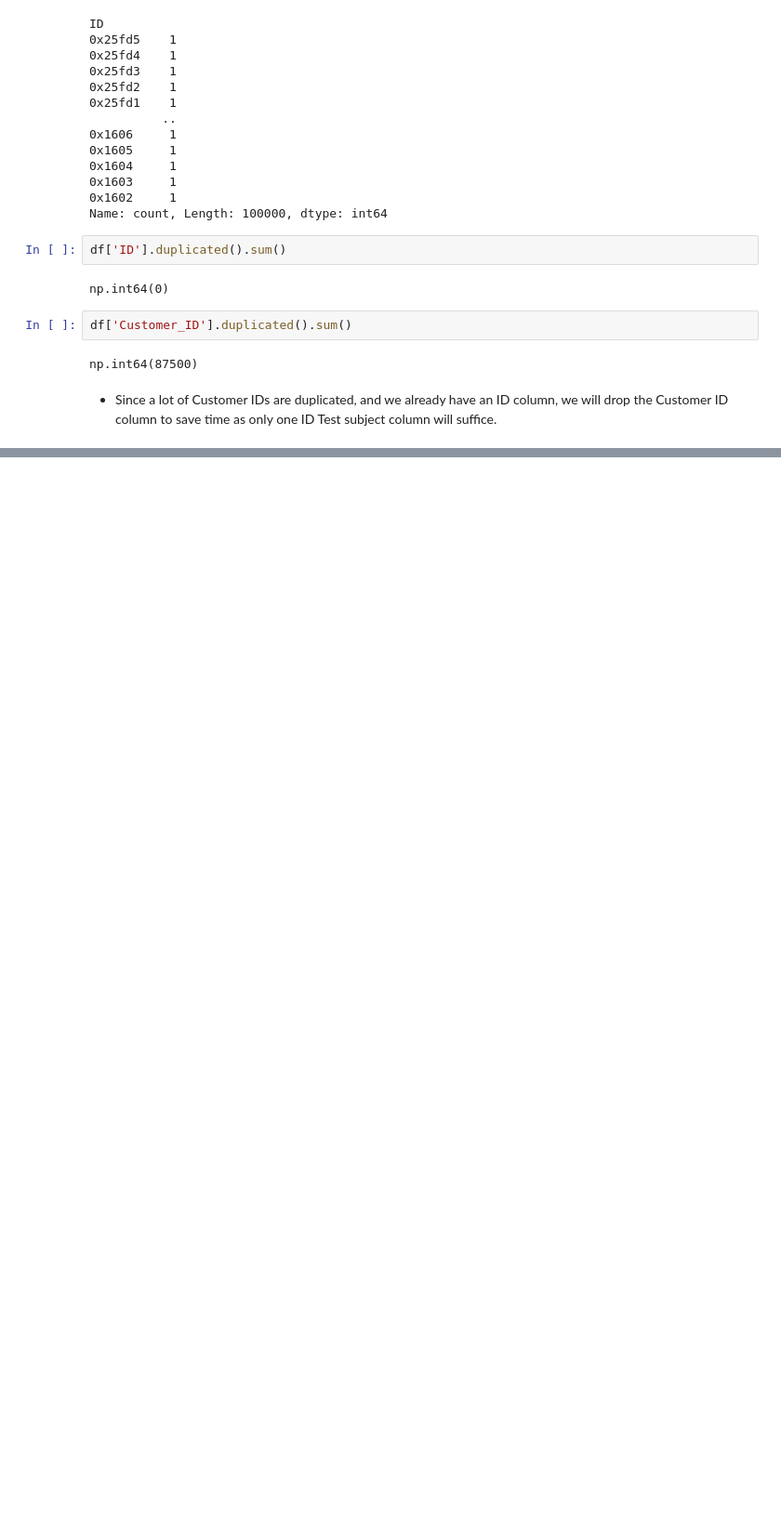
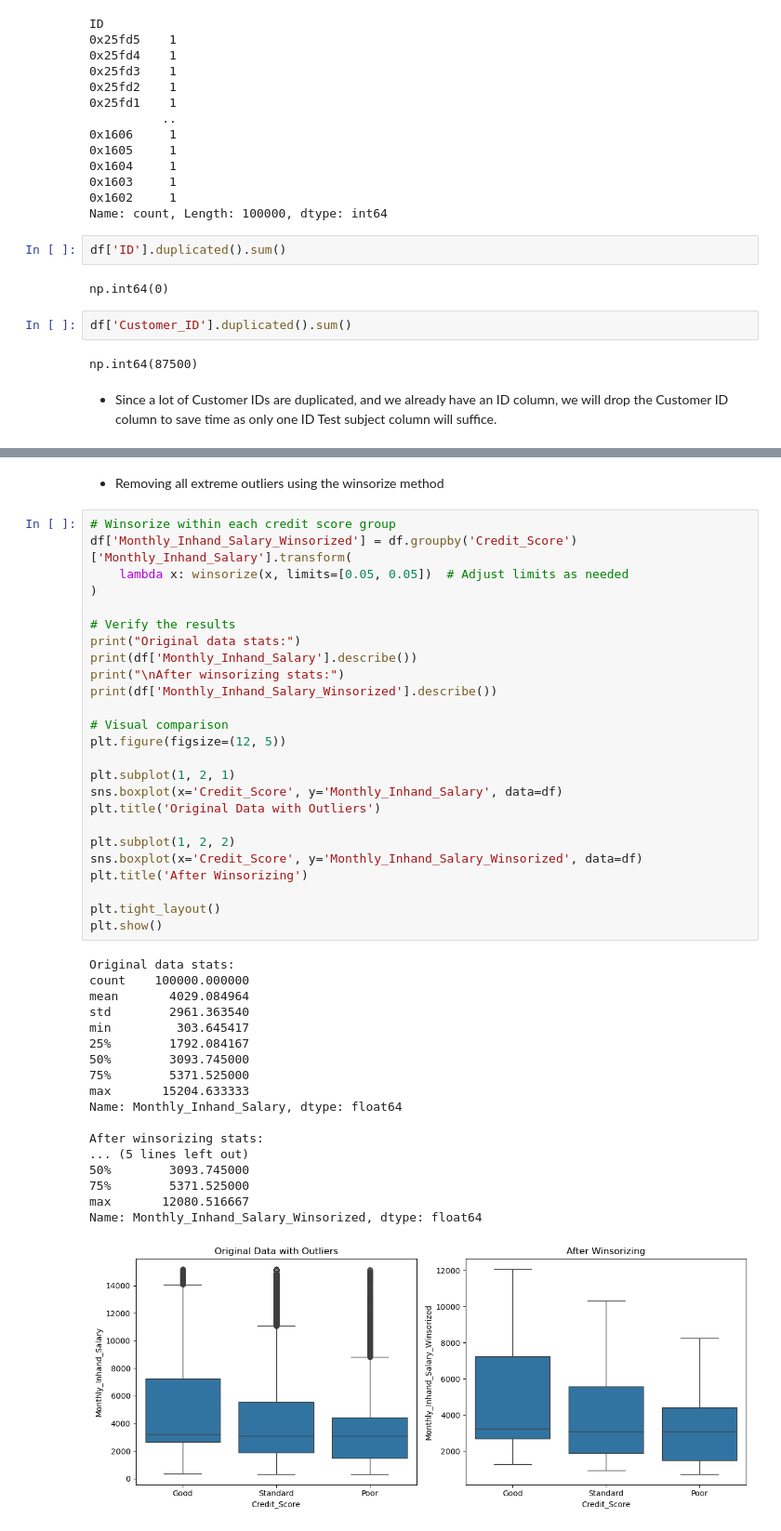
Before and after one commit to RattleBrattle/Credit-Score-Decision-Tree-Machine-Learning, a Jupyter notebook: EDA.ipynb, the cells around one changed output, grey strips where cells are left out. Shown at 93% size. Cells and saved outputs as stored; diff of their text form; blank space fills up the shorter version.

```diff
--- a/EDA.ipynb
+++ b/EDA.ipynb
@@ -152,0 +326,46 @@ memory usage: 11.7+ MB
+# %% [markdown]
+- Removing all extreme outliers using the winsorize method
+# %%
+# Winsorize within each credit score group
+df['Monthly_Inhand_Salary_Winsorized'] = df.groupby('Credit_Score')['Monthly_Inhand_Salary'].transform(
+    lambda x: winsorize(x, limits=[0.05, 0.05])  # Adjust limits as needed
+)
+
+# Verify the results
+print("Original data stats:")
+print(df['Monthly_Inhand_Salary'].describe())
+print("\nAfter winsorizing stats:")
+print(df['Monthly_Inhand_Salary_Winsorized'].describe())
+
+# Visual comparison
+plt.figure(figsize=(12, 5))
+
+plt.subplot(1, 2, 1)
+sns.boxplot(x='Credit_Score', y='Monthly_Inhand_Salary', data=df)
+plt.title('Original Data with Outliers')
+
+plt.subplot(1, 2, 2)
+sns.boxplot(x='Credit_Score', y='Monthly_Inhand_Salary_Winsorized', data=df)
+plt.title('After Winsorizing')
+
+plt.tight_layout()
+plt.show()
+# %% [output]
+Original data stats:
+count    100000.000000
+mean       4029.084964
+std        2961.363540
+min         303.645417
+25%        1792.084167
+50%        3093.745000
+75%        5371.525000
+max       15204.633333
+Name: Monthly_Inhand_Salary, dtype: float64
+
+After winsorizing stats:
+... (5 lines left out)
+50%        3093.745000
+75%        5371.525000
+max       12080.516667
+Name: Monthly_Inhand_Salary_Winsorized, dtype: float64
+[figure, added]
```
Also changed, not shown: parts of 125 cells of this notebook, 3 other files.
